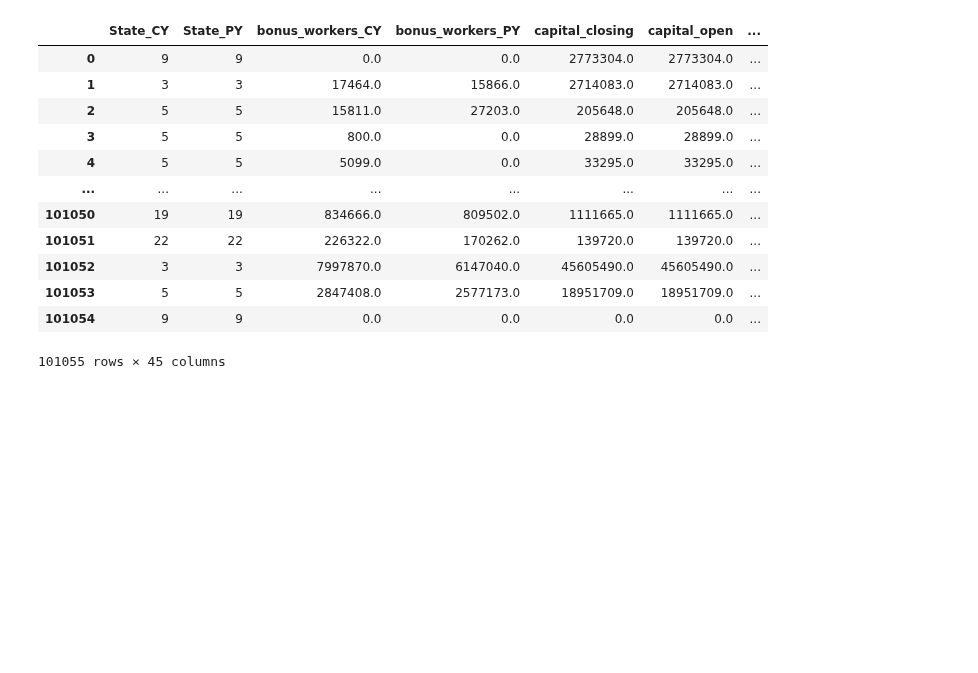
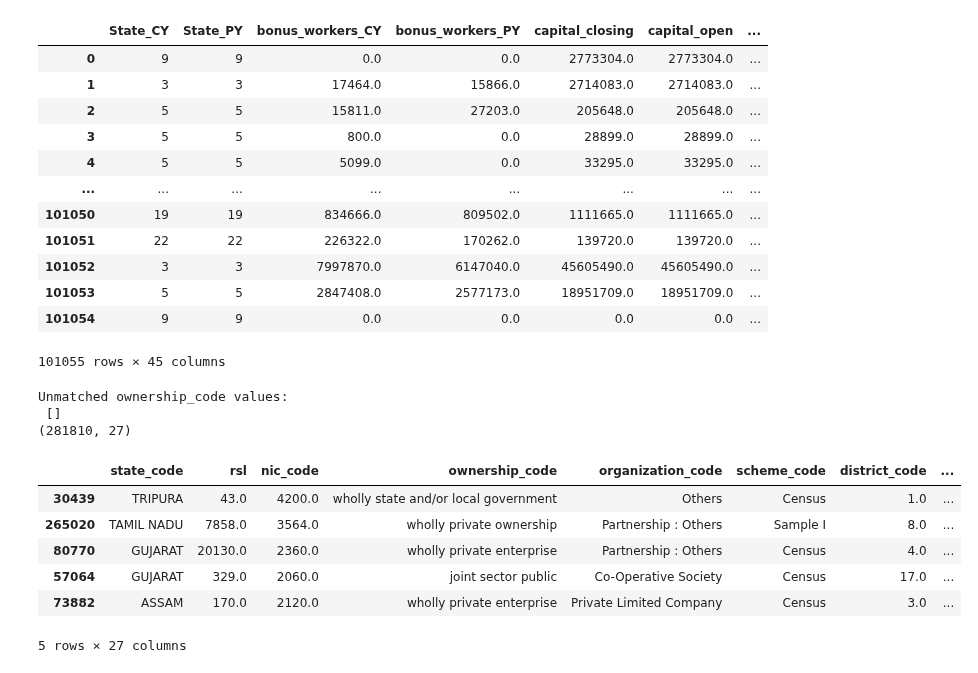
Before and after one commit to kabeerbora/1980s_delin, a Jupyter notebook: 1980s_delicensing.ipynb, the cells around one changed output. Saved outputs shown, nothing was run; the diff lists cells and outputs as text; code cells hidden in the pictures; blank space fills up the shorter version.

```diff
--- a/1980s_delicensing.ipynb
+++ b/1980s_delicensing.ipynb
@@ -736,3 +723,78 @@ df_merge.loc[
 | 101053 | 5 | 5 | 2847408.0 | 2577173.0 | 18951709.0 | 18951709.0 | ... |
 | 101054 | 9 | 9 | 0.0 | 0.0 | 0.0 | 0.0 | ... |
 101055 rows × 45 columns
+# %%
+# Step 1: Load data
+df = pd.read_csv('/content/drive/MyDrive/data_economics_research/jan_weber_kabeer_bora/1976_1988_allfirms.csv')
+
+# Step 2: Cleaning and generating state code
+df['state_code'] = df['state_code'].replace(['Daman and Diu'], 'DAMAN  &  DIU')
+df['state_code'] = df['state_code'].replace(['Dadra & Nagar Haveli'], 'DADRA  AND  NAGAR  HAVELI')
+
+unique_state_codes = df['state_code'].unique()
+state_mapping = {code: i for i, code in enumerate(unique_state_codes)}
+df['State'] = df['state_code'].map(state_mapping)
+
+# Step 3: Filter census data
+census_scheme_codes = map(lambda x: x.lower().strip(), [
+    'Census', 'Complete Enumeration', '100 or more workers',
+    'B & C 100 or more workers', 'B & C–CE', 'Electricity',
+    'Sample I', "Sample II"
+])
+df = df[df['scheme_code'].str.lower().str.strip().isin(census_scheme_codes)]
+
+# Step 4: Remove unwanted years
+years_to_remove = ['1976_1977', '1977_1978','1989_1990', '1990_1991']
+df = df[~df['year'].isin(years_to_remove)]
+
+# Step 5: Rename ownership category for consistency
+# Step 1: Normalize ownership_code entries
+df['ownership_code'] = (
+    df['ownership_code']
+    .astype(str)                         # Ensure all are strings
+    .str.strip()                         # Remove leading/trailing whitespace
+    .str.replace(r'\s+', ' ', regex=True)  # Replace multiple spaces with single space
+    .str.lower()                         # Normalize case
+)
+
+# Step 2: Create normalized mapping dictionary
+ownership_code_mapping = {
+    'wholly private enterprise': 1,
+    'wholly private ownership': 1,  # Added to handle unmatched variant
+    'wholly central government': 2,
+    'wholly state and/or local government': 3,
+    'central government and state and/or local government jointly': 4,
+    'central government and state and/or local government joint': 4,
+    'joint sector public': 5,
+    'joint sector private': 6,
+    'invalid': 7,
+    '7.0': 7  # You may choose to remove this if it's a data error
+}
+
+# Step 3: Map to unique code
+df['ownership_code_unique'] = df['ownership_code'].map(ownership_code_mapping)
+
+# Step 4: Identify unmapped entries
+unmatched = df[df['ownership_code_unique'].isna()]['ownership_code'].unique()
+print("Unmatched ownership_code values:\n", unmatched)
+
+# Step 5: Reconstruct identifier
+df['identifier'] = df['nic_code'].astype(str).str[:2] + '_' + \
+                   df['ownership_code_unique'].fillna('nan').astype(str) + '_' + \
+                   df['State'].astype(str)
+
+# Finalize
+df = df.reset_index(drop=True)
+print(df.shape)
+df.sample(5)
+# %% [output]
+Unmatched ownership_code values:
+ []
+(281810, 27)
+|  | state_code | rsl | nic_code | ownership_code | organization_code | scheme_code | district_code | ... |
+| 30439 | TRIPURA | 43.0 | 4200.0 | wholly state and/or local government | Others | Census | 1.0 | ... |
+| 265020 | TAMIL NADU | 7858.0 | 3564.0 | wholly private ownership | Partnership : Others | Sample I | 8.0 | ... |
+| 80770 | GUJARAT | 20130.0 | 2360.0 | wholly private enterprise | Partnership : Others | Census | 4.0 | ... |
+| 57064 | GUJARAT | 329.0 | 2060.0 | joint sector public | Co-Operative Society | Census | 17.0 | ... |
+| 73882 | ASSAM | 170.0 | 2120.0 | wholly private enterprise | Private Limited Company | Census | 3.0 | ... |
+5 rows × 27 columns
```
Also changed, not shown: parts of 13 cells of this notebook.
